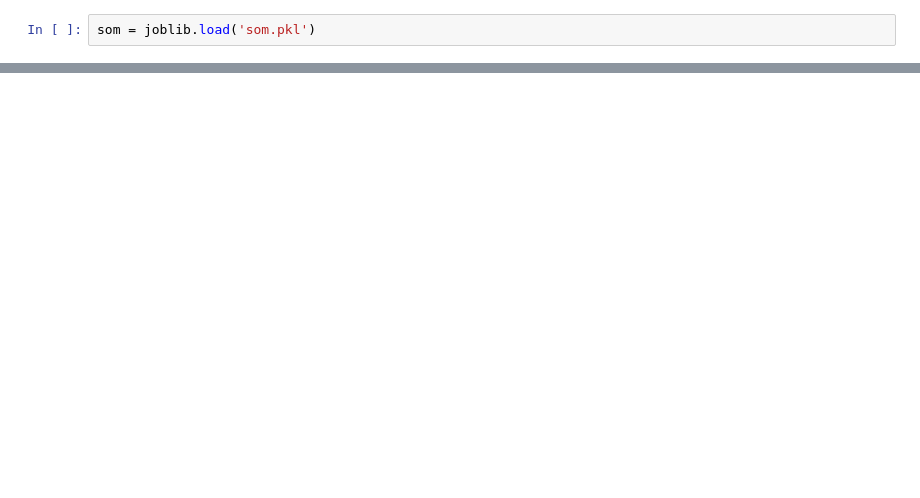
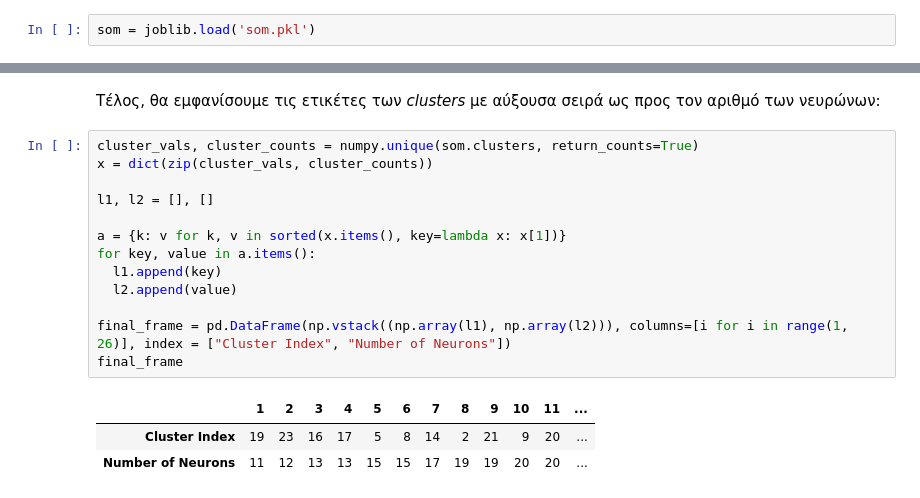
Before and after one commit to sonqo/ntua-ypsilon, a Jupyter notebook: 3_Neural_Networks_Intelligent_Systems/2_RecommenderSystem_SOM/A11.ipynb, the cells around one changed output, grey strips where cells are left out. Cells and saved outputs as stored; diff of their text form; blank space fills up the shorter version.

Commit message:
Completed SOM training, BMUs clustering and respective printing

```diff
--- a/3_Neural_Networks_Intelligent_Systems/2_RecommenderSystem_SOM/A11.ipynb
+++ b/3_Neural_Networks_Intelligent_Systems/2_RecommenderSystem_SOM/A11.ipynb
@@ -386 +373,20 @@ for row in som.clusters:
+# %% [markdown]
+Τέλος, θα εμφανίσουμε τις ετικέτες των *clusters* με αύξουσα σειρά ως προς τον αριθμό των νευρώνων:
+# %%
+cluster_vals, cluster_counts = numpy.unique(som.clusters, return_counts=True)
+x = dict(zip(cluster_vals, cluster_counts))
+
+l1, l2 = [], []
+
+a = {k: v for k, v in sorted(x.items(), key=lambda x: x[1])}
+for key, value in a.items():
+  l1.append(key)
+  l2.append(value)
+
+final_frame = pd.DataFrame(np.vstack((np.array(l1), np.array(l2))), columns=[i for i in range(1, 26)], index = ["Cluster Index", "Number of Neurons"])
+final_frame
+# %% [output]
+|  | 1 | 2 | 3 | 4 | 5 | 6 | 7 | 8 | 9 | 10 | 11 | ... |
+| Cluster Index | 19 | 23 | 16 | 17 | 5 | 8 | 14 | 2 | 21 | 9 | 20 | ... |
+| Number of Neurons | 11 | 12 | 13 | 13 | 15 | 15 | 17 | 19 | 19 | 20 | 20 | ... |
 # %% [markdown]
```
Also changed, not shown: parts of 32 cells of this notebook.
